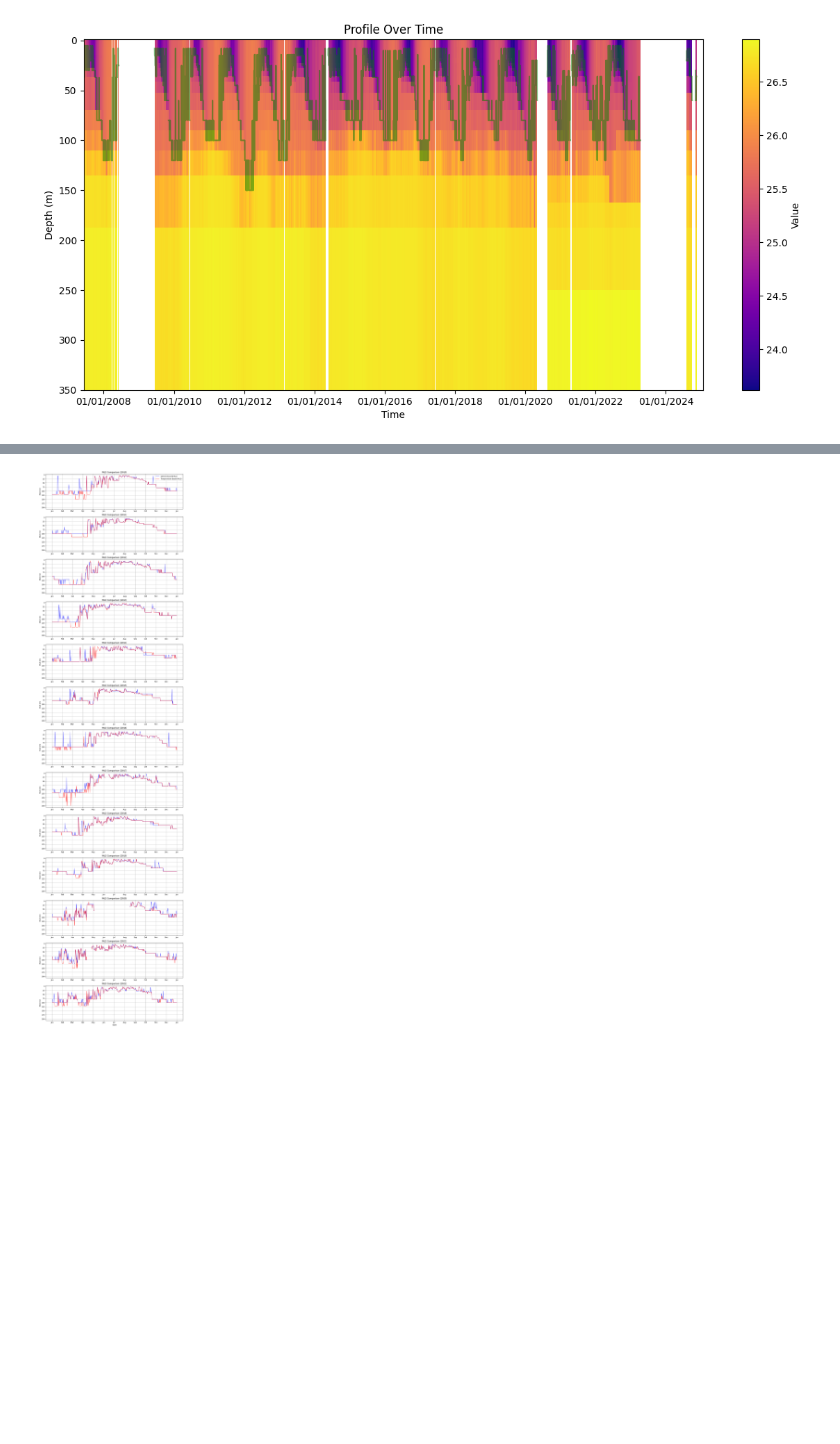
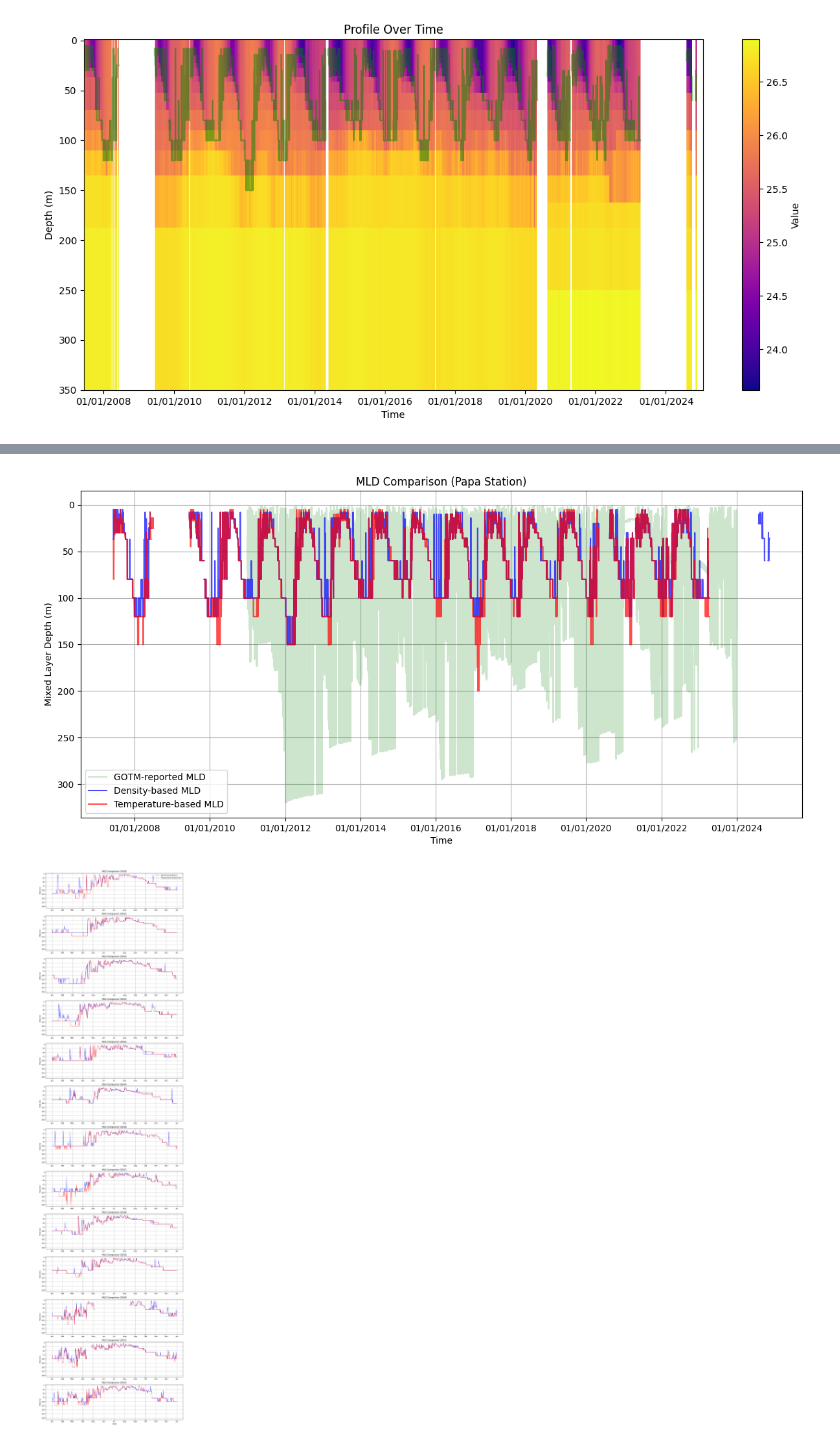
Before and after one commit to skortchmark9/Climate_ML, a Jupyter notebook: Project_2/main.ipynb, the cells around one changed output, grey strips where cells are left out. Drawn from its saved outputs; the diff is of its cells as text; code cells hidden in the pictures; blank space fills up the shorter version.

```diff
--- a/Project_2/main.ipynb
+++ b/Project_2/main.ipynb
@@ -66,3 +72,10 @@ _, density_based_mld = plot_mld('density_papa')
+# %%
+# code
+from determine_mld import plot_mld_comparison
+
+plot_mld_comparison(density_based_mld, temperature_based_mld)
+# %% [output]
+[figure, added]
 # %%
 # code
 from determine_mld import plot_mld_comparison_by_year
```
Also changed, not shown: parts of 5 cells of this notebook, 1 other file.
